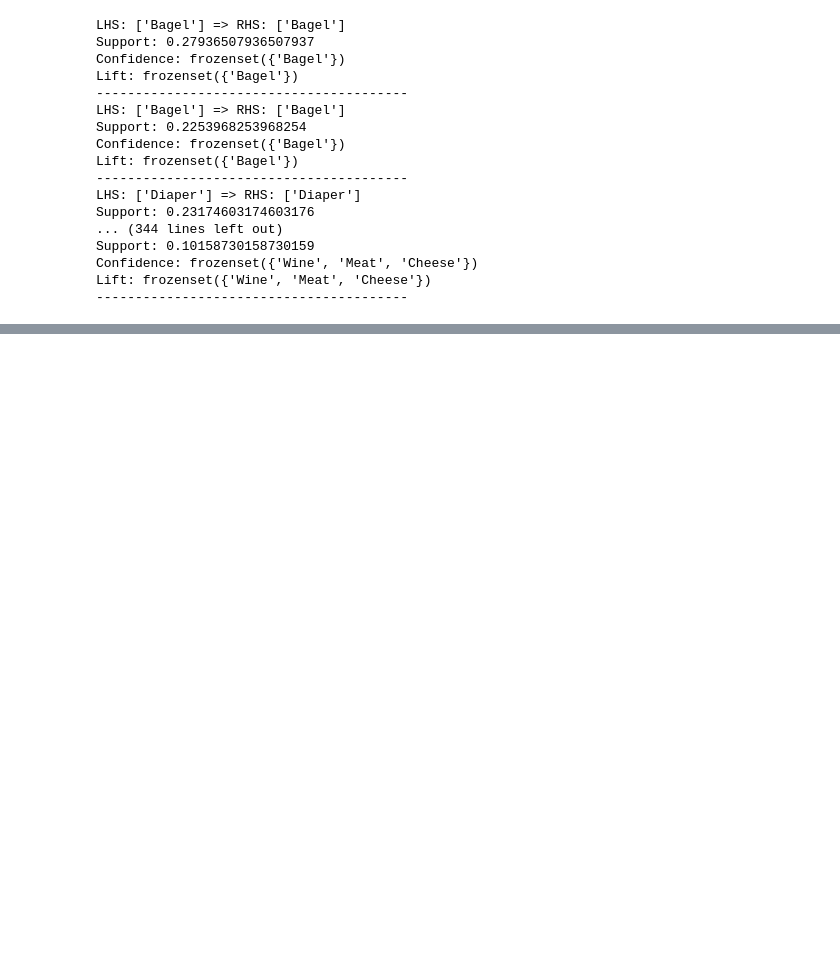
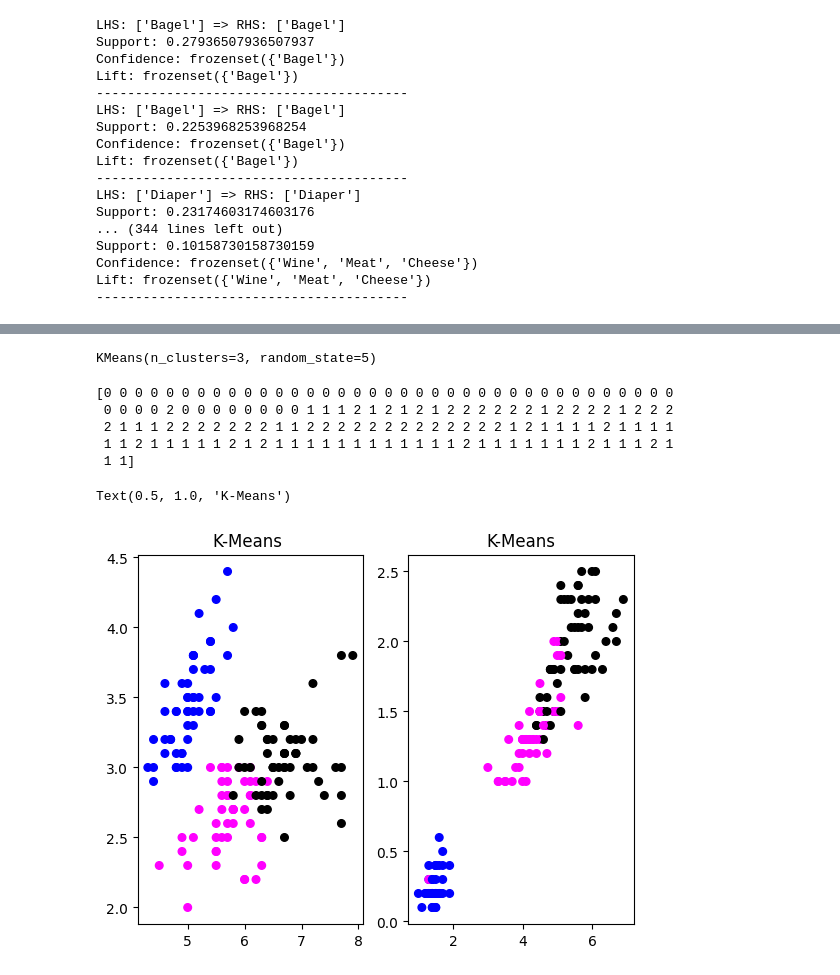
Before and after one commit to ewakelian/DX210-FINAL, a Jupyter notebook: dx210Final.ipynb, the cells around one changed output, grey strips where cells are left out. Drawn from its saved outputs; the diff is of its cells as text; code cells hidden in the pictures; blank space fills up the shorter version.

```diff
--- a/dx210Final.ipynb
+++ b/dx210Final.ipynb
@@ -515,0 +544,3 @@ Lift: frozenset({'Wine', 'Meat', 'Cheese'})
+# %%
+X = scale(iris.data)
+y = pd.DataFrame(iris.target)
@@ -515,0 +585,30 @@ Lift: frozenset({'Wine', 'Meat', 'Cheese'})
+# %%
+clustering = KMeans(n_clusters=3, random_state=5)
+clustering.fit(X)
+# %% [output]
+KMeans(n_clusters=3, random_state=5)
+# %%
+print(clustering.labels_)
+# %% [output]
+[0 0 0 0 0 0 0 0 0 0 0 0 0 0 0 0 0 0 0 0 0 0 0 0 0 0 0 0 0 0 0 0 0 0 0 0 0
+ 0 0 0 0 2 0 0 0 0 0 0 0 0 1 1 1 2 1 2 1 2 1 2 2 2 2 2 2 1 2 2 2 2 1 2 2 2
+ 2 1 1 1 2 2 2 2 2 2 2 1 1 2 2 2 2 2 2 2 2 2 2 2 2 2 1 2 1 1 1 1 2 1 1 1 1
+ 1 1 2 1 1 1 1 1 2 1 2 1 1 1 1 1 1 1 1 1 1 1 1 2 1 1 1 1 1 1 1 2 1 1 1 2 1
+ 1 1]
+# %%
+iris_df = pd.DataFrame(iris.data)
+iris_df.columns = ['Sepal_Length','Sepal_Width','Petal_Length','Petal_Width']
+# %%
+colors_theme = np.array(['black','blue','red'])
+colors_theme_predict = np.array(['blue','black','magenta'])
+# %%
+plt.subplot(1,2,1) #(nrows, ncols, index)
+plt.scatter(x=iris_df.Sepal_Length, y=iris_df.Sepal_Width, s=30, c=colors_theme_predict[clustering.labels_])
+plt.title('K-Means ')
+
+plt.subplot(1,2,2) #(nrows, ncols, index)
+plt.scatter(x=iris_df.Petal_Length, y=iris_df.Petal_Width, s=30, c=colors_theme_predict[clustering.labels_])
+plt.title('K-Means')
+# %% [output]
+Text(0.5, 1.0, 'K-Means')
+[figure, added]
```
Also changed, not shown: parts of 4 cells of this notebook.
